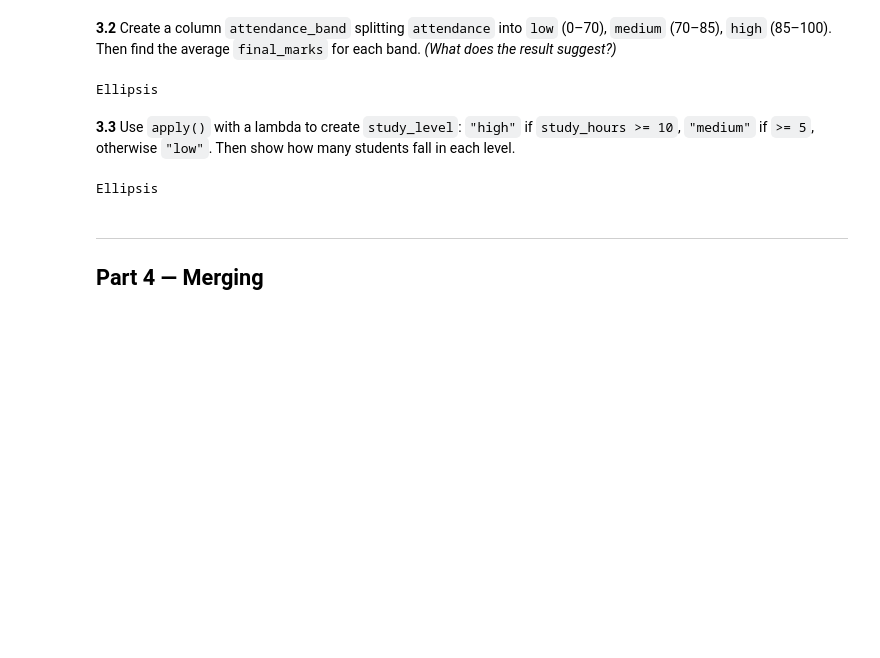
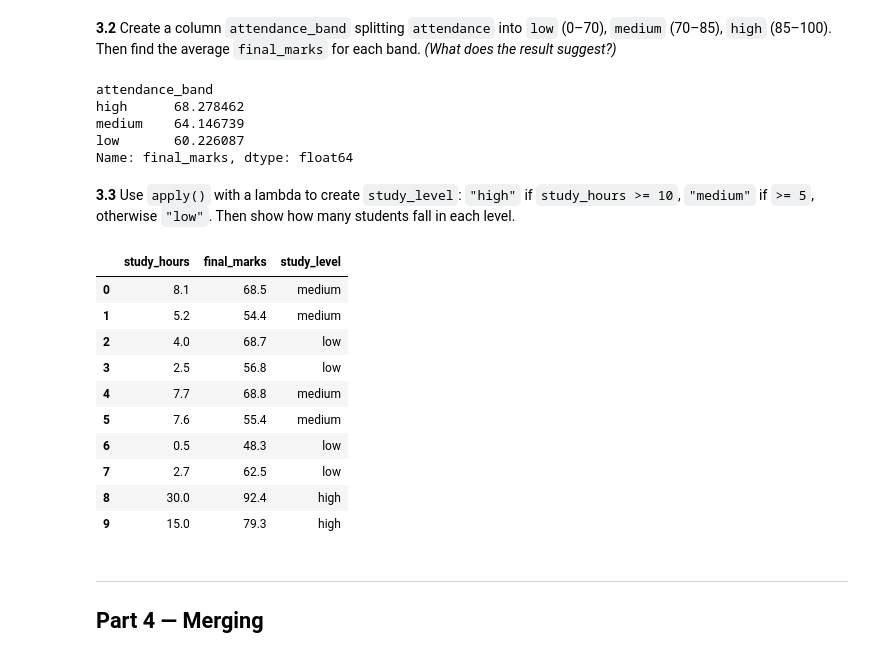
Before and after one commit to mmilyas245-dot/numpy_pandas_exercise26, a Jupyter notebook: day4-pandas-exercises.ipynb, the cells around one changed output. Saved outputs shown, nothing was run; the diff lists cells and outputs as text; code cells hidden in the pictures; blank space fills up the shorter version.

```diff
--- a/day4-pandas-exercises.ipynb
+++ b/day4-pandas-exercises.ipynb
@@ -315,19 +364,39 @@ Ellipsis
 *(What does the result suggest?)*
 # %%
 # TODO 3.2
-df["attendance_band"] = ...
-...
-# OBSERVATION: ...
+df["attendance_band"] = pd.cut(
+    df["attendance"],
+    bins=[0,70,85,100],
+    labels=["low","medium","high"]
+)
+lowavg=df.groupby("attendance_band")['final_marks'].mean().sort_values(ascending=False)
+lowavg
+# OBSERVATION: what a fantastics coding of python pandas providing such a vast facility of grouping and making new column based on
+#  existing one with multiple condition using bins and labels
 # %% [output]
-Ellipsis
+attendance_band
+high      68.278462
+medium    64.146739
+low       60.226087
+Name: final_marks, dtype: float64
 # %% [markdown]
 **3.3** Use `apply()` with a lambda to create `study_level`: `"high"` if `study_hours >= 10`, `"medium"` if `>= 5`, otherwise `"low"`. Then show how many students fall in each level.
 # %%
 # TODO 3.3
-df["study_level"] = df["study_hours"].apply(lambda h: ...)
-...
+df["study_level"] = df["study_hours"].apply(lambda h: "high" if h >=10 else ("medium" if h >=5 else 'low'))
+df[["study_hours","final_marks","study_level"]].head(10)
 # %% [output]
-Ellipsis
+|  | study_hours | final_marks | study_level |
+| 0 | 8.1 | 68.5 | medium |
+| 1 | 5.2 | 54.4 | medium |
+| 2 | 4.0 | 68.7 | low |
+| 3 | 2.5 | 56.8 | low |
+| 4 | 7.7 | 68.8 | medium |
+| 5 | 7.6 | 55.4 | medium |
+| 6 | 0.5 | 48.3 | low |
+| 7 | 2.7 | 62.5 | low |
+| 8 | 30.0 | 92.4 | high |
+| 9 | 15.0 | 79.3 | high |
 # %% [markdown]
 ---
 ## Part 4 — Merging
```
Also changed, not shown: parts of 32 cells of this notebook.
